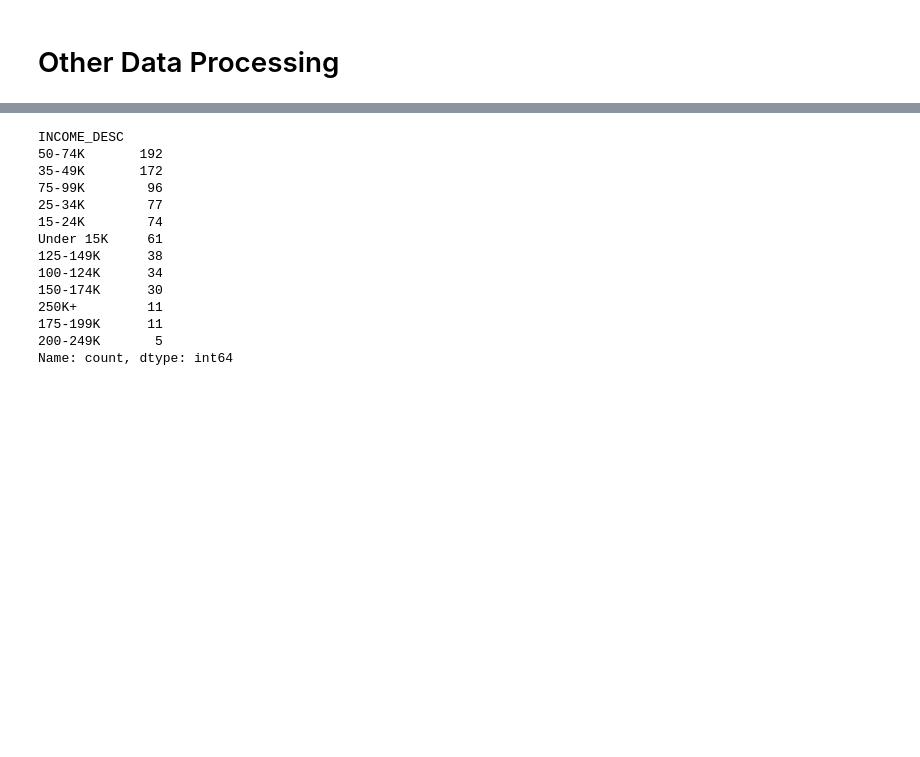
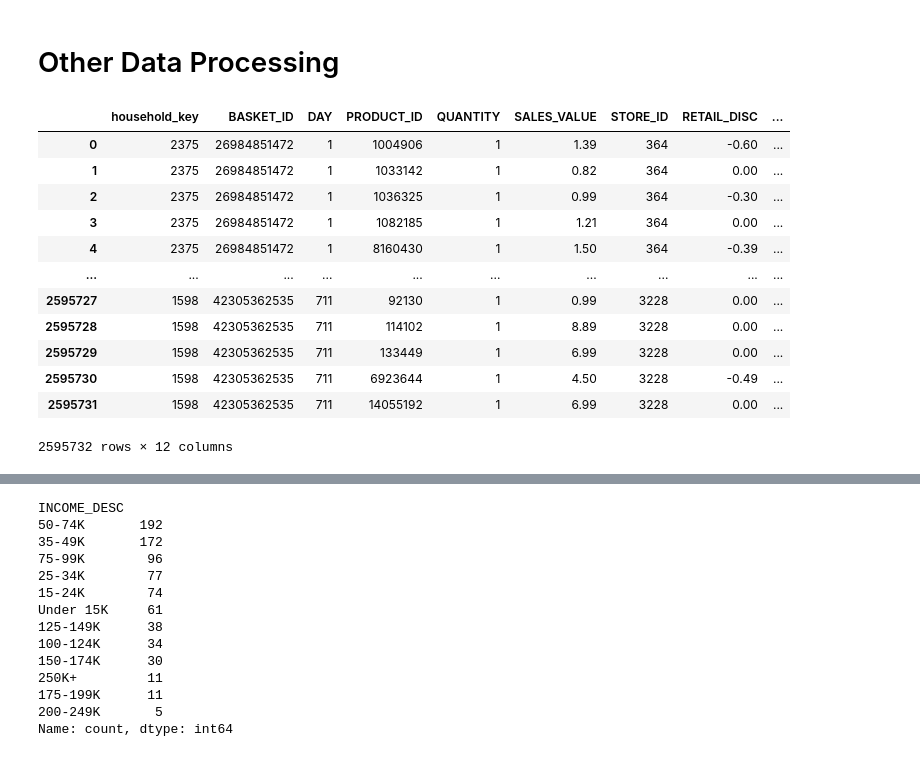
Before and after one commit to Medkallel/Dunhumby-The-complete-Journey-Dashboard, a Jupyter notebook: Src/Data_Exploration-Preprocessing.ipynb, the cells around one changed output, grey strips where cells are left out. Cells and saved outputs as stored; diff of their text form; code cells hidden in the pictures; blank space fills up the shorter version.

```diff
--- a/Src/Data_Exploration-Preprocessing.ipynb
+++ b/Src/Data_Exploration-Preprocessing.ipynb
@@ -629,3 +629,19 @@ memory usage: 1.1+ KB
 ---
 # %% [markdown]
 # Other Data Processing
+# %%
+df_trnsct
+# %% [output]
+|  | household_key | BASKET_ID | DAY | PRODUCT_ID | QUANTITY | SALES_VALUE | STORE_ID | RETAIL_DISC | ... |
+| 0 | 2375 | 26984851472 | 1 | 1004906 | 1 | 1.39 | 364 | -0.60 | ... |
+| 1 | 2375 | 26984851472 | 1 | 1033142 | 1 | 0.82 | 364 | 0.00 | ... |
+| 2 | 2375 | 26984851472 | 1 | 1036325 | 1 | 0.99 | 364 | -0.30 | ... |
+| 3 | 2375 | 26984851472 | 1 | 1082185 | 1 | 1.21 | 364 | 0.00 | ... |
+| 4 | 2375 | 26984851472 | 1 | 8160430 | 1 | 1.50 | 364 | -0.39 | ... |
+| ... | ... | ... | ... | ... | ... | ... | ... | ... | ... |
+| 2595727 | 1598 | 42305362535 | 711 | 92130 | 1 | 0.99 | 3228 | 0.00 | ... |
+| 2595728 | 1598 | 42305362535 | 711 | 114102 | 1 | 8.89 | 3228 | 0.00 | ... |
+| 2595729 | 1598 | 42305362535 | 711 | 133449 | 1 | 6.99 | 3228 | 0.00 | ... |
+| 2595730 | 1598 | 42305362535 | 711 | 6923644 | 1 | 4.50 | 3228 | -0.49 | ... |
+| 2595731 | 1598 | 42305362535 | 711 | 14055192 | 1 | 6.99 | 3228 | 0.00 | ... |
+2595732 rows × 12 columns
```
Also changed, not shown: parts of 4 cells of this notebook, 1 other file.
